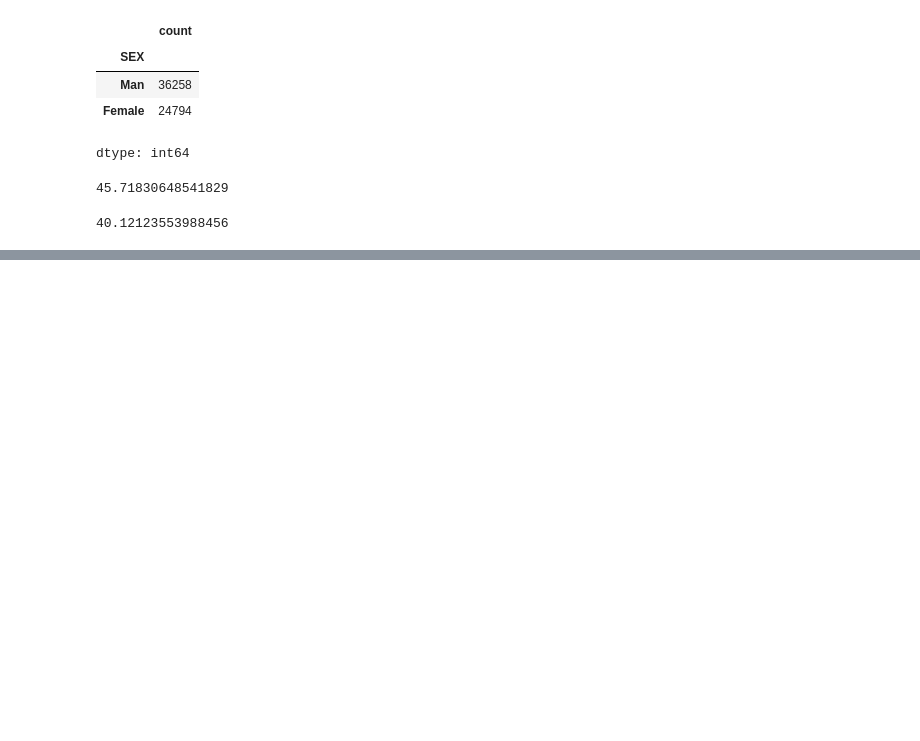
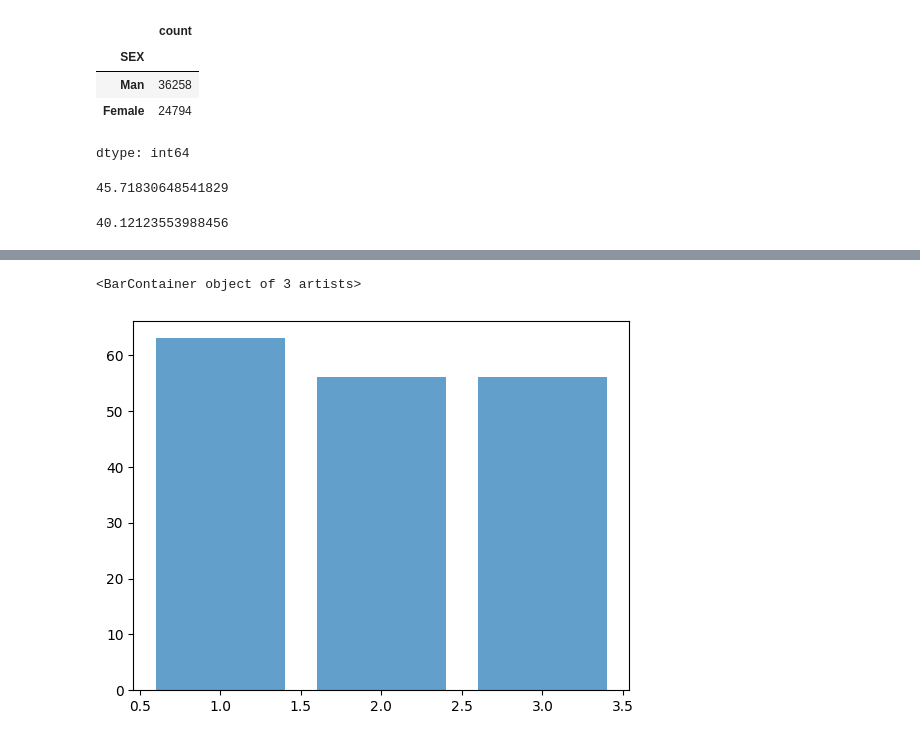
Before and after one commit to matheuspfferreira/python_data_science, a Jupyter notebook: Covid - 07/notebook/nb_covid.ipynb, the cells around one changed output, grey strips where cells are left out. Cells and saved outputs as stored; diff of their text form; code cells hidden in the pictures; blank space fills up the shorter version.

```diff
--- a/Covid - 07/notebook/nb_covid.ipynb
+++ b/Covid - 07/notebook/nb_covid.ipynb
@@ -302,0 +349,8 @@ taxa_mulheres
+# %%
+# Obtendo um dataframe com apenas as idades e níveis de enfermidade
+colunas = ['AGE', 'CLASIFFICATION_FINAL']
+pacientes_idade = dados[colunas]
+# %%
+# Calculando a mediana de idade para cada nível de enfermidade grave
+mediana = pacientes_idade.groupby('CLASIFFICATION_FINAL')['AGE'].median()
+mediana
@@ -302,0 +364,6 @@ taxa_mulheres
+# %%
+# Exibindo graficamente
+plt.bar(pacientes_idade['CLASIFFICATION_FINAL'].unique(), mediana, alpha=0.7)
+# %% [output]
+<BarContainer object of 3 artists>
+[figure, added]
```
Also changed, not shown: parts of 6 cells of this notebook.
